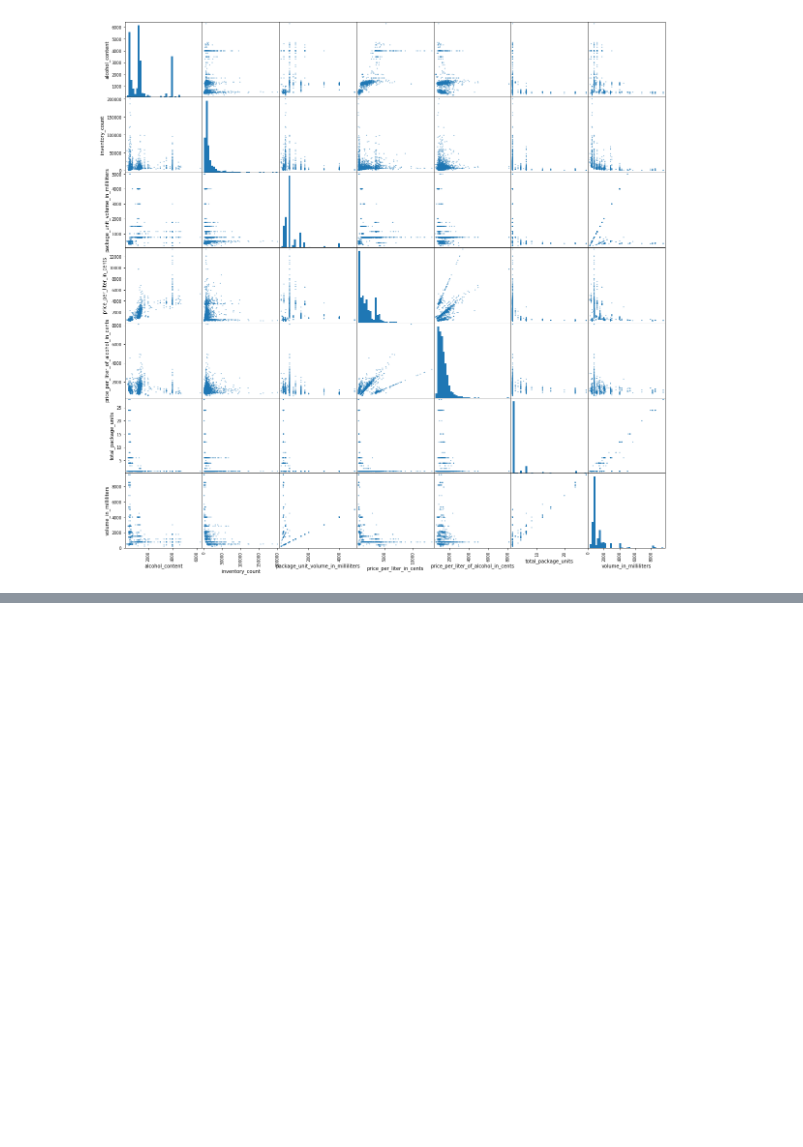
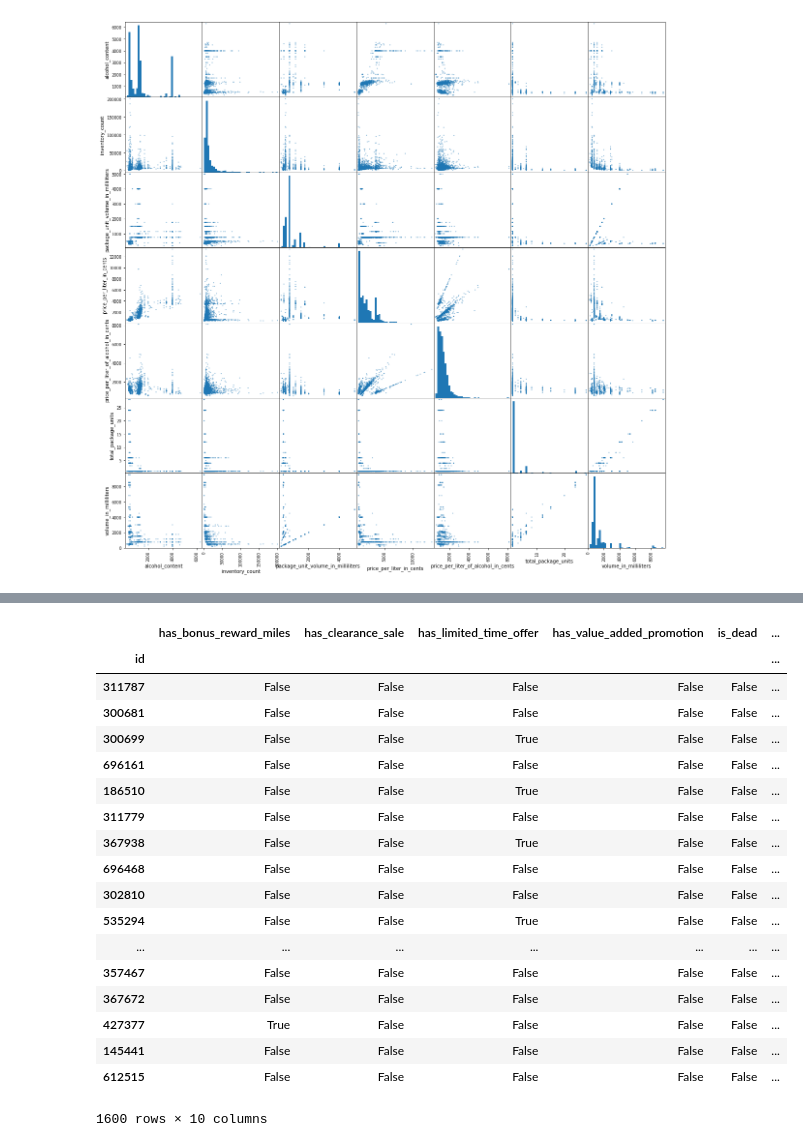
Before and after one commit to mikebarajas/Zillow_Data_Analysis, a Jupyter notebook: LCBO.ipynb, the cells around one changed output, grey strips where cells are left out. Cells and saved outputs as stored; diff of their text form; code cells hidden in the pictures; blank space fills up the shorter version.

```diff
--- a/LCBO.ipynb
+++ b/LCBO.ipynb
@@ -182,0 +144,24 @@ df.to_csv('LCBO_data.csv')
+# %%
+df_select_bool=df.loc[:, df.dtypes == np.bool] # extracting data with int64 type
+# %%
+df_select_bool
+# %% [output]
+|  | has_bonus_reward_miles | has_clearance_sale | has_limited_time_offer | has_value_added_promotion | is_dead | ... |
+| id |  |  |  |  |  | ... |
+| 311787 | False | False | False | False | False | ... |
+| 300681 | False | False | False | False | False | ... |
+| 300699 | False | False | True | False | False | ... |
+| 696161 | False | False | False | False | False | ... |
+| 186510 | False | False | True | False | False | ... |
+| 311779 | False | False | False | False | False | ... |
+| 367938 | False | False | True | False | False | ... |
+| 696468 | False | False | False | False | False | ... |
+| 302810 | False | False | False | False | False | ... |
+| 535294 | False | False | True | False | False | ... |
+| ... | ... | ... | ... | ... | ... | ... |
+| 357467 | False | False | False | False | False | ... |
+| 367672 | False | False | False | False | False | ... |
+| 427377 | True | False | False | False | False | ... |
+| 145441 | False | False | False | False | False | ... |
+| 612515 | False | False | False | False | False | ... |
+1600 rows × 10 columns
```
Also changed, not shown: parts of 8 cells of this notebook.
